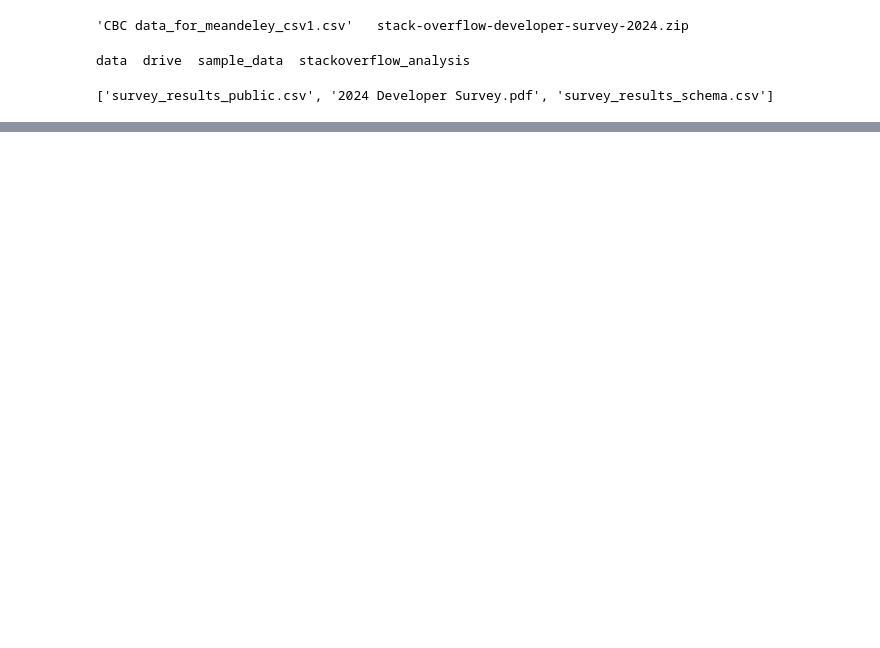
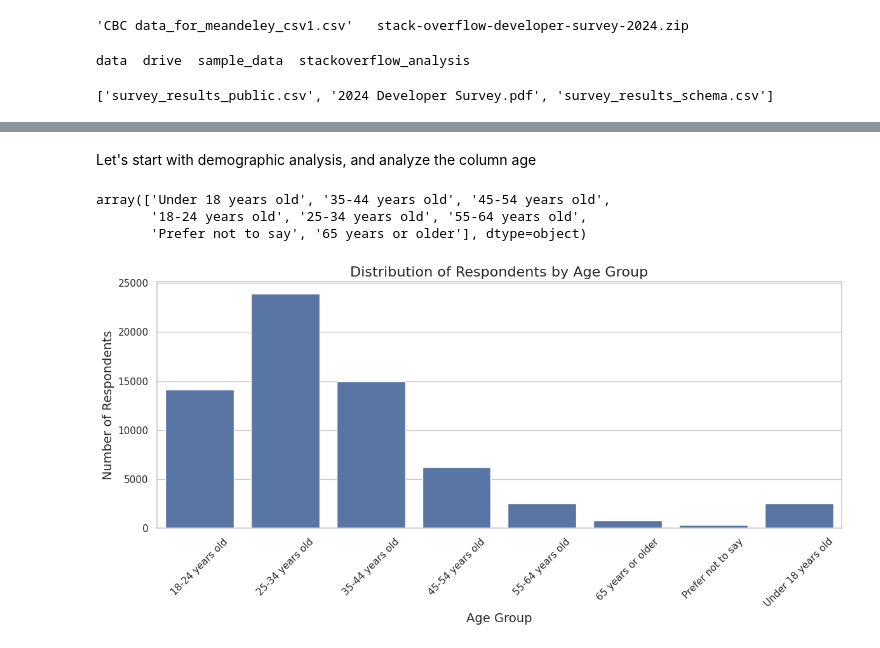
Before and after one commit to gorky93/stackoverflow_analysis, a Jupyter notebook: stackoverflow24.ipynb, the cells around one changed output, grey strips where cells are left out. Cells and saved outputs as stored; diff of their text form; code cells hidden in the pictures; blank space fills up the shorter version.

Commit message:
demographic analysis (age)

```diff
--- a/stackoverflow24.ipynb
+++ b/stackoverflow24.ipynb
@@ -35,3 +36,19 @@ import os
 print(os.listdir('./data'))
 # %% [output]
 ['survey_results_public.csv', '2024 Developer Survey.pdf', 'survey_results_schema.csv']
+# %%
+# importing important libraries and initial exploration.
+
+import pandas as pd
+import numpy as np
+import matplotlib.pyplot as plt
+import seaborn as sns
+
+
+# Set up plotting styles
+# plt.style.use('seaborn-whitegrid')  # This style is deprecated.
+plt.style.use('seaborn-v0_8-whitegrid')  # Use this style instead for Seaborn whitegrid theme.
+sns.set(style="whitegrid")  # Seaborn's set function still works with "whitegrid".
+# %%
+survey_results = pd.read_csv('./data/survey_results_public.csv')
+schema = pd.read_csv('./data/survey_results_schema.csv')
@@ -37,0 +121,20 @@ print(os.listdir('./data'))
+# %% [markdown]
+Let's start with demographic analysis, and analyze the column age
+# %%
+survey_results['Age'].unique()
+# %% [output]
+array(['Under 18 years old', '35-44 years old', '45-54 years old',
+       '18-24 years old', '25-34 years old', '55-64 years old',
+       'Prefer not to say', '65 years or older'], dtype=object)
+# %%
+plt.figure(figsize=(12, 6))
+age_counts = survey_results['Age'].value_counts().sort_index()
+sns.barplot(x=age_counts.index, y=age_counts.values)
+plt.title('Distribution of Respondents by Age Group', fontsize=16)
+plt.xlabel('Age Group', fontsize=14)
+plt.ylabel('Number of Respondents', fontsize=14)
+plt.xticks(rotation=45)
+plt.tight_layout()
+plt.show()
+# %% [output]
+[figure, added]
```
Also changed, not shown: parts of 9 cells of this notebook.
